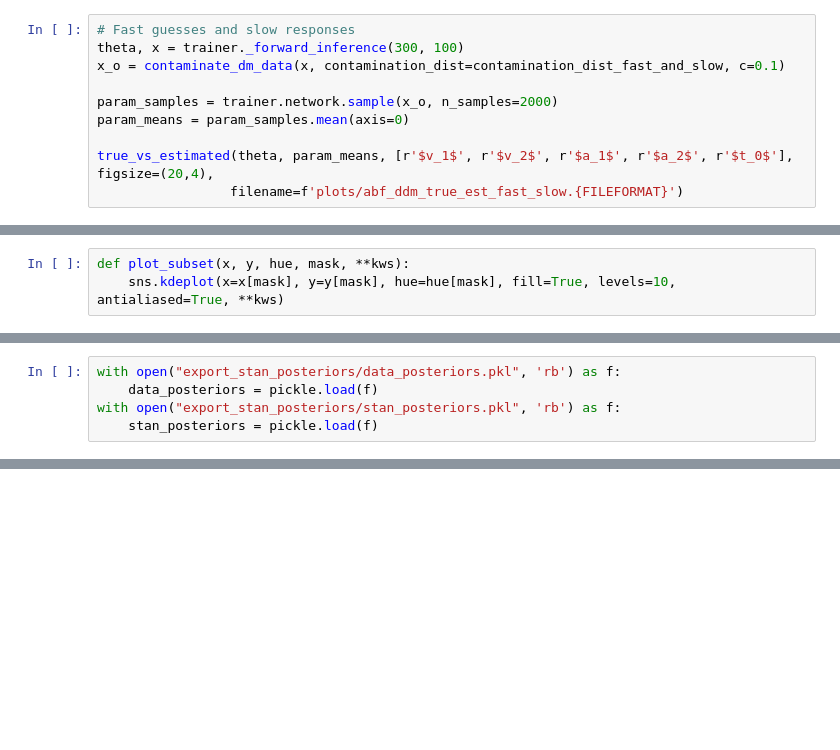
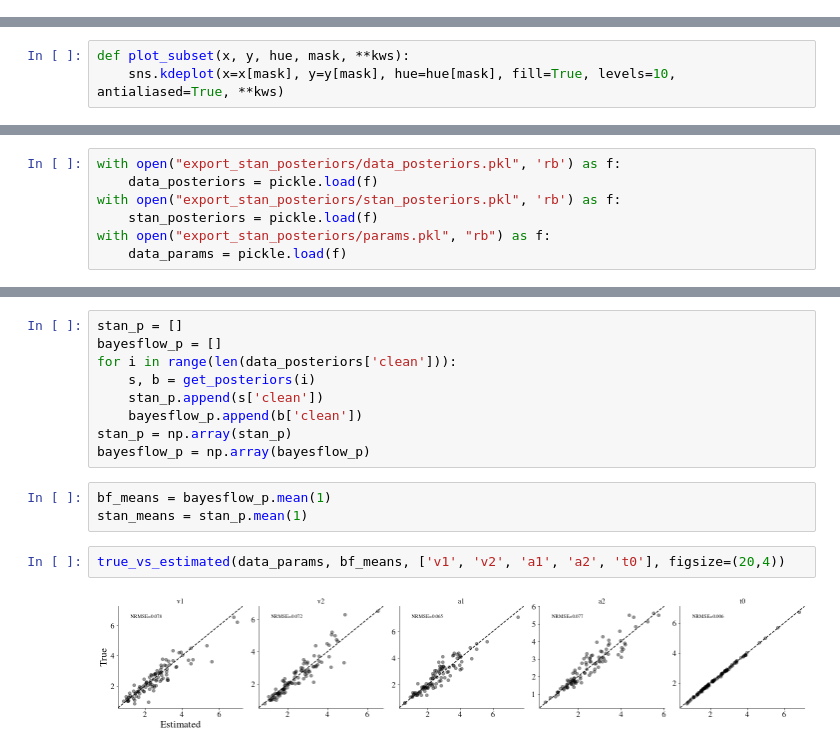
Before and after one commit to marvinschmitt/ModelMisspecificationBF, a Jupyter notebook: abf_ddm_unbounded_bf.ipynb, the cells around one changed output, grey strips where cells are left out. Cells and saved outputs as stored; diff of their text form; blank space fills up the shorter version.

```diff
--- a/abf_ddm_unbounded_bf.ipynb
+++ b/abf_ddm_unbounded_bf.ipynb
@@ -293,10 +268,0 @@ true_vs_estimated(theta, param_means, [r'$v_1$', r'$v_2$', r'$a_1$', r'$a_2$', r
-# %%
-# Fast guesses and slow responses
-theta, x = trainer._forward_inference(300, 100)
-x_o = contaminate_dm_data(x, contamination_dist=contamination_dist_fast_and_slow, c=0.1)
-
-param_samples = trainer.network.sample(x_o, n_samples=2000)
-param_means = param_samples.mean(axis=0)
-
-true_vs_estimated(theta, param_means, [r'$v_1$', r'$v_2$', r'$a_1$', r'$a_2$', r'$t_0$'], figsize=(20,4),
-                 filename=f'plots/abf_ddm_true_est_fast_slow.{FILEFORMAT}')
@@ -641,3 +601,5 @@ with open("export_stan_posteriors/data_posteriors.pkl", 'rb') as f:
     data_posteriors = pickle.load(f)
 with open("export_stan_posteriors/stan_posteriors.pkl", 'rb') as f:
     stan_posteriors = pickle.load(f)
+with open("export_stan_posteriors/params.pkl", "rb") as f:
+    data_params = pickle.load(f)
@@ -728,0 +667,16 @@ plt.savefig(f"plots/abf_ddm_pairplot_stan_bf_legend.{FILEFORMAT}", bbox_inches="
+# %%
+stan_p = []
+bayesflow_p = []
+for i in range(len(data_posteriors['clean'])):
+    s, b = get_posteriors(i)
+    stan_p.append(s['clean'])
+    bayesflow_p.append(b['clean'])
+stan_p = np.array(stan_p)
+bayesflow_p = np.array(bayesflow_p)
+# %%
+bf_means = bayesflow_p.mean(1)
+stan_means = stan_p.mean(1)
+# %%
+true_vs_estimated(data_params, bf_means, ['v1', 'v2', 'a1', 'a2', 't0'], figsize=(20,4))
+# %% [output]
+[figure, added]
```
Also changed, not shown: parts of 25 cells of this notebook, 5 other files.
